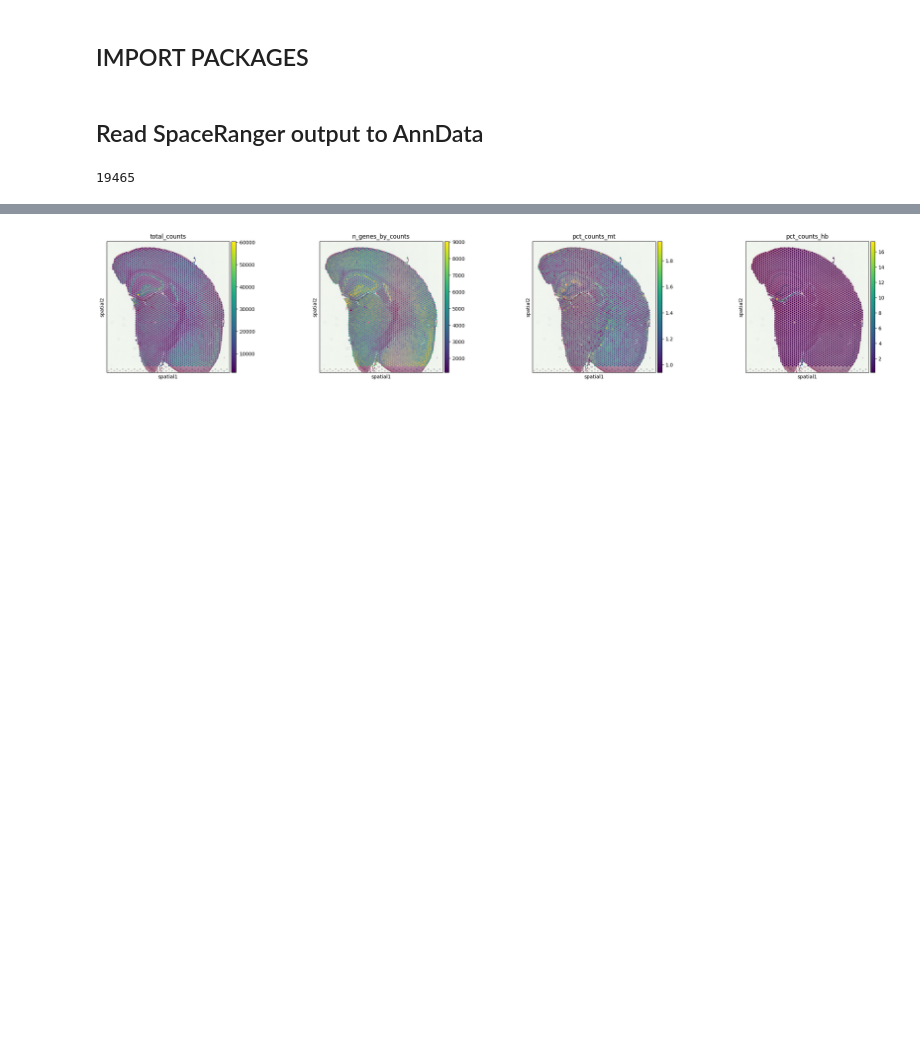
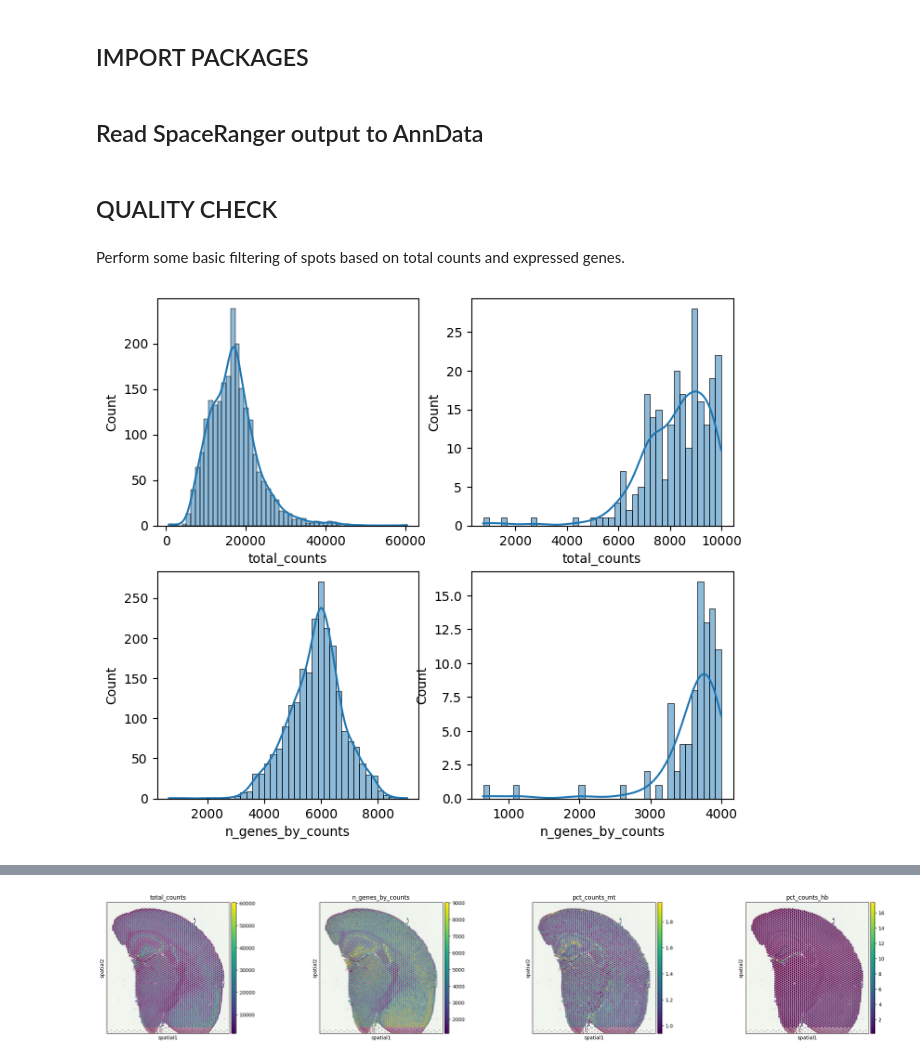
Before and after one commit to khuongduying/nf-spatial, a Jupyter notebook: bin/upstream_FFPE.ipynb, the cells around one changed output, grey strips where cells are left out. Cells and saved outputs as stored; diff of their text form; code cells hidden in the pictures; blank space fills up the shorter version.

```diff
--- a/bin/upstream_FFPE.ipynb
+++ b/bin/upstream_FFPE.ipynb
@@ -153,10 +153,8 @@ adata = read_visium_mtx(path_visium,
 # %%
 # Make variable names unique
 adata.var_names_make_unique()
-# %%
-adata.var['gene_symbol'].str.contains('MT').count()
-# %% [output]
-19465
+# %% [markdown]
+## QUALITY CHECK
 # %%
 import re
 
@@ -170,0 +167,10 @@ adata
+# %% [markdown]
+Perform some basic filtering of spots based on total counts and expressed genes.
+# %%
+fig, axs = plt.subplots(2,2,figsize=(8,7))
+p=sns.histplot(adata.obs["total_counts"], kde=True, ax=axs[0,0])
+p=sns.histplot(adata.obs["total_counts"][adata.obs["total_counts"] < 10000], kde=True, bins=40, ax=axs[0,1])
+p=sns.histplot(adata.obs["n_genes_by_counts"], kde=True, bins=40, ax=axs[1,0])
+p=sns.histplot(adata.obs["n_genes_by_counts"][adata.obs["n_genes_by_counts"] < 4000], kde=True, bins=40)
+# %% [output]
+[figure, added]
```
Also changed, not shown: parts of 8 cells of this notebook.
